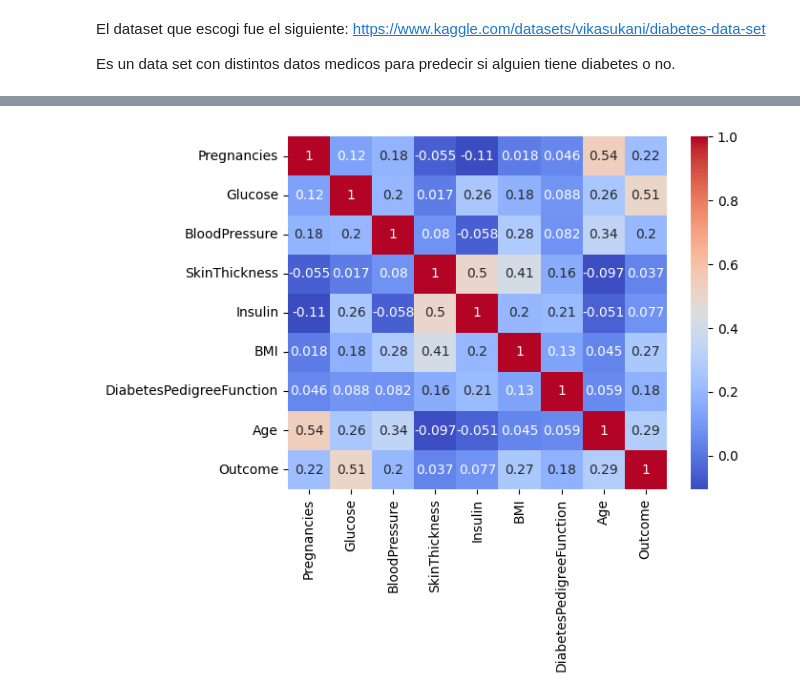
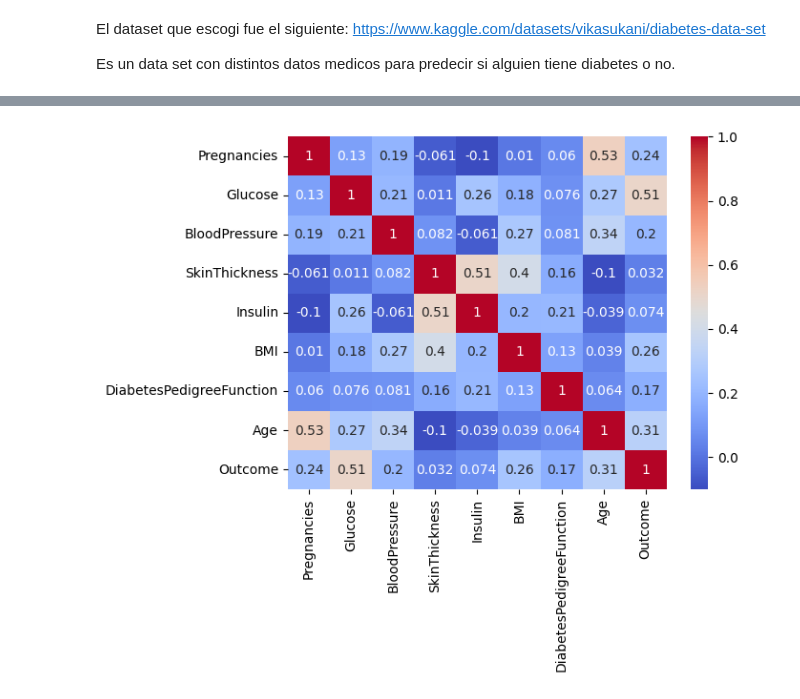
Before and after one commit to simonrod2404/TalentoTech, a Jupyter notebook: Regresión_logística_(clasificación).ipynb, the cells around one changed output, grey strips where cells are left out. Drawn from its saved outputs; the diff is of its cells as text; code cells hidden in the pictures.

Commit message:
Add files via upload
Actualizando notebook de regresión logistica con dataset de la diabetes, y subiendo el de los digitos.

```diff
--- a/Regresión_logística_(clasificación).ipynb
+++ b/Regresión_logística_(clasificación).ipynb
@@ -35,0 +12,4 @@ Drive already mounted at /content/drive/; to attempt to forcibly remount, call d
+# %%
+#Importando dataset y convirtiendolo en DF
+df = pd.read_csv(r'Datasets\diabetes-dataset.csv')
+df
@@ -36,8 +54,6 @@ Drive already mounted at /content/drive/; to attempt to forcibly remount, call d
 # %%
-df['Outcome'].value_counts()
-
-#Quitando 620 registros al azar con Outcome 0, para trabajar con un dataset balanceado
-para_borrar = df[df['Outcome'] == 0].sample(620, random_state=42)
+#Quitando 730 registros al azar con Outcome 0, para trabajar con un dataset balanceado
+para_borrar = df[df['Outcome'] == 0].sample(713, random_state=42)
 df = df.drop(para_borrar.index)
 # %%
 #Eliminando outliers usando el metodo IQR
@@ -49,13 +93,9 @@ df = df[~((df < (Q1 - 1.5 * IQR)) |(df > (Q3 + 1.5 * IQR))).any(axis=1)]
 # %%
 #Realizando matriz de correlación para ver qué variables utilizar.
 
 corr_matrix = df.corr()
 sns.heatmap(corr_matrix, annot=True, cmap='coolwarm')
 plt.show()
-
-#No utilizo las variables con menos de 0.15 de correlación, ni Pregnancies que está correlacionada con Age
-X = df.drop(["Outcome", "SkinThickness", "Insulin", "Pregnancies"], axis=1)
-y = df['Outcome']
 # %% [output]
-[figure, old version]
+[figure, new version]
 # %%
```
Also changed, not shown: parts of 16 cells of this notebook, 1 other file.
